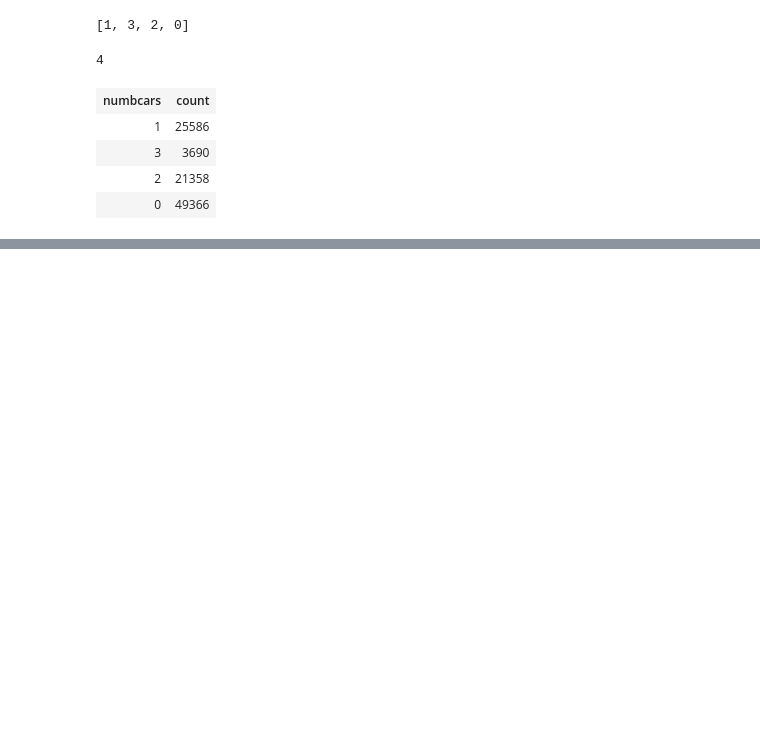
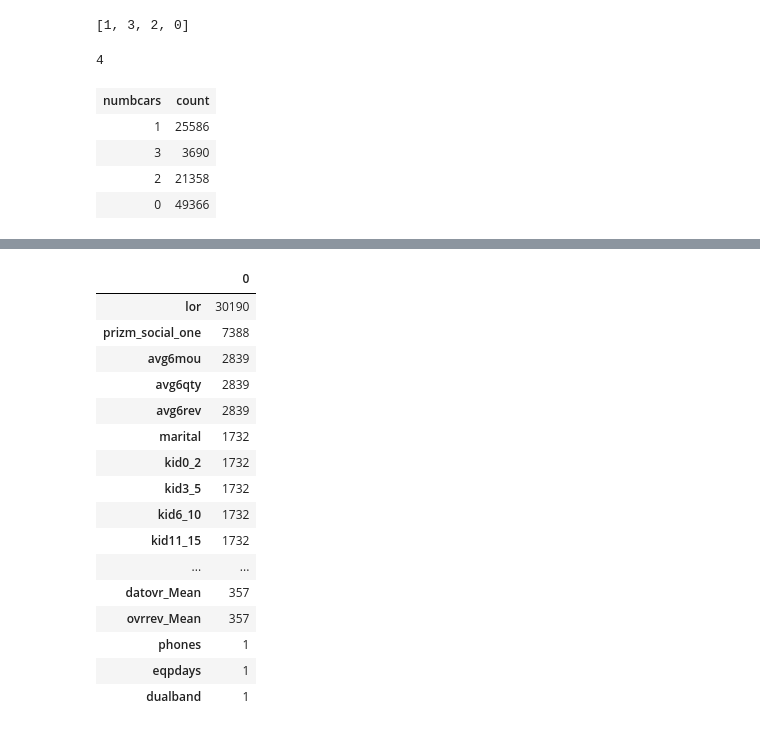
Before and after one commit to nachordo/spark_telecom, a Jupyter notebook: data_wrangling.ipynb, the cells around one changed output, grey strips where cells are left out. Cells and saved outputs as stored; diff of their text form; code cells hidden in the pictures; blank space fills up the shorter version.

```diff
--- a/data_wrangling.ipynb
+++ b/data_wrangling.ipynb
@@ -158,0 +169,2 @@ sdf.select('*').groupBy("area").count()
+# %%
+df=sdf.select([count(when(isnan(c) | col(c).isNull(), c)).alias(c) for c in sdf.columns]).toPandas()
@@ -158,0 +177,24 @@ sdf.select('*').groupBy("area").count()
+# %%
+df1 = df.T
+# %%
+df1=df1.sort_values(by=[0],ascending=False)
+# %%
+df1.head(30)
+# %% [output]
+|  | 0 |
+| lor | 30190 |
+| prizm_social_one | 7388 |
+| avg6mou | 2839 |
+| avg6qty | 2839 |
+| avg6rev | 2839 |
+| marital | 1732 |
+| kid0_2 | 1732 |
+| kid3_5 | 1732 |
+| kid6_10 | 1732 |
+| kid11_15 | 1732 |
+| ... | ... |
+| datovr_Mean | 357 |
+| ovrrev_Mean | 357 |
+| phones | 1 |
+| eqpdays | 1 |
+| dualband | 1 |
```
Also changed, not shown: parts of 20 cells of this notebook.
